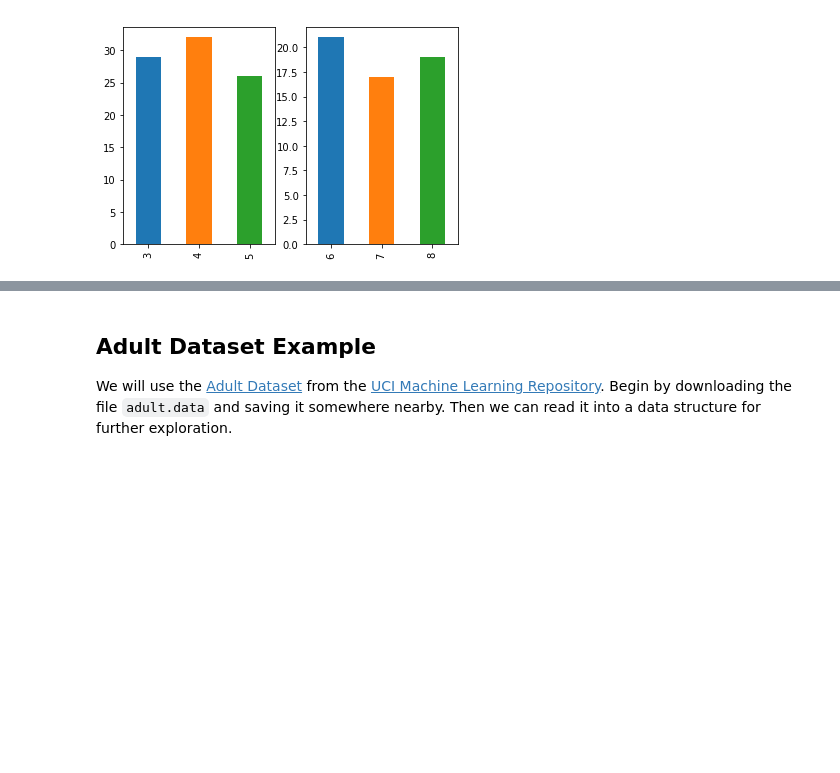
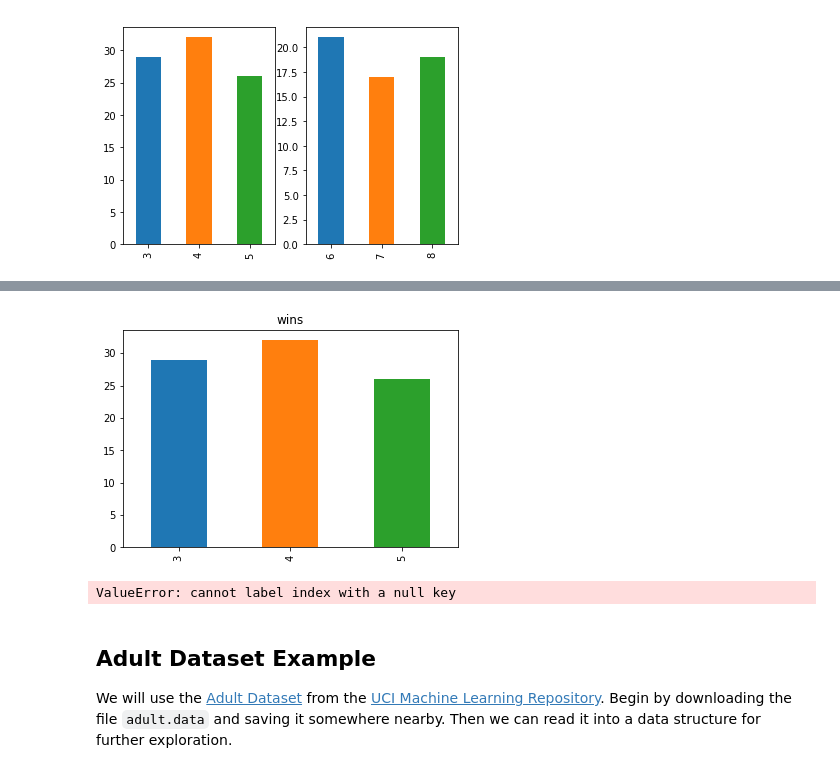
Before and after one commit to jtanderson/COSC-311-Fall2020, a Jupyter notebook: Pandas.ipynb, the cells around one changed output, grey strips where cells are left out. Cells and saved outputs as stored; diff of their text form; code cells hidden in the pictures; blank space fills up the shorter version.

```diff
--- a/Pandas.ipynb
+++ b/Pandas.ipynb
@@ -158,3 +157,11 @@ football[football['team'] == 'RMadrid'].head()
+# %%
+axes = football[football['team'] == 'RMadrid']['wins'].plot.bar(subplots=True)
+# %% [output]
+[figure, added]
+# %%
+football.pivot()
+# %% [output]
+ValueError: cannot label index with a null key
 # %% [markdown]
 ## Adult Dataset Example
 
```
Also changed, not shown: parts of 3 cells of this notebook.
